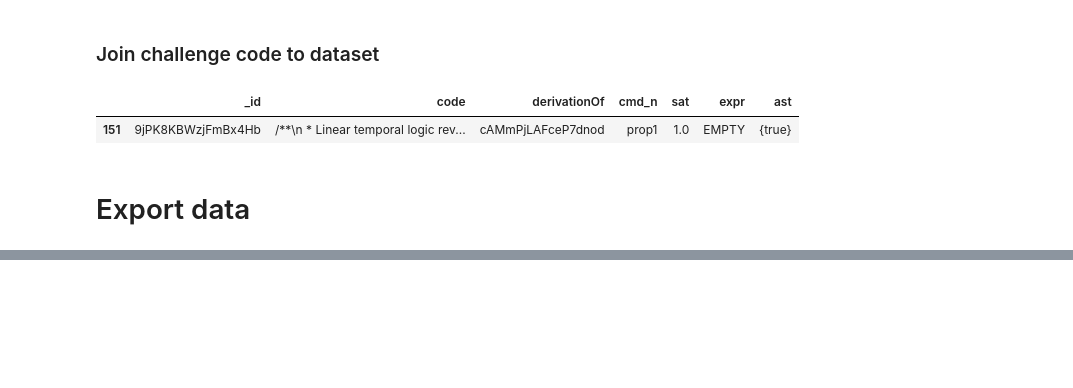
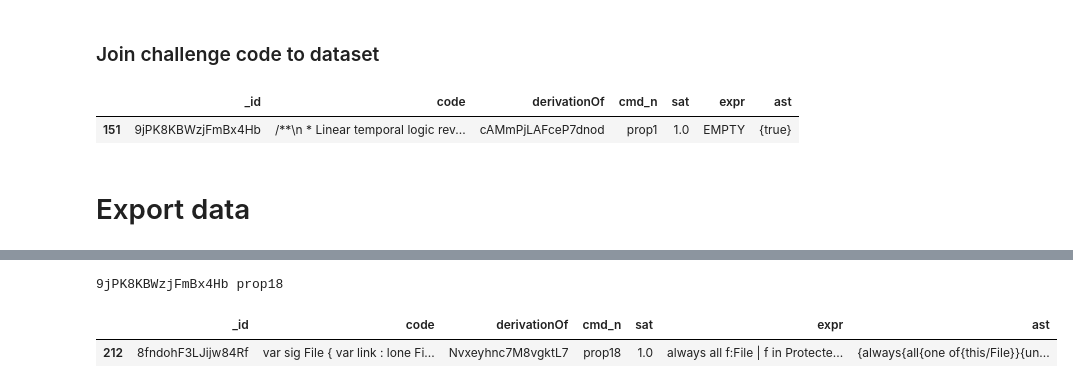
Before and after one commit to anaines14/HiGenA, a Jupyter notebook: data_preparation/notebook.ipynb, the cells around one changed output, grey strips where cells are left out. Cells and saved outputs as stored; diff of their text form; code cells hidden in the pictures; blank space fills up the shorter version.

```diff
--- a/data_preparation/notebook.ipynb
+++ b/data_preparation/notebook.ipynb
@@ -419,0 +467,4 @@ Reporter = jpype.JClass('edu.mit.csail.sdg.alloy4.A4Reporter')
+# %%
+# Check
+df = dict["9jPK8KBWzjFmBx4Hb"]
+df[df["expr"] == ""].head()
@@ -759,0 +771,37 @@ df.head()
+# %%
+def importCsvs(path):
+    # Import the csv files
+    # path: path to the csv files
+    # return: dictionary of dataframes for each challenge and each predicate
+
+    allDfs = {} # Dictionary of dataframes for each challenge and each predicate
+
+    # Iterate over the folders
+    for folder in os.listdir(path):
+        # Iterate over the csv files
+        for file in os.listdir(path + folder):
+            # Read the csv file
+            df = pd.read_csv(path + folder + "/" + file)
+            # Add the dataframe to the dictionary
+            if folder not in allDfs:
+                allDfs[folder] = {}
+            allDfs[folder][file[:-4]] = df
+
+    return allDfs
+
+# Import the csv files
+allDfs = importCsvs("../graph/data/")
+# %%
+
+for challenge, cmdDfs in allDfs.items():
+    for cmd, df in cmdDfs.items():
+        debug = df[df["_id"] == "8fndohF3LJijw84Rf"]
+        if not debug.empty:
+            print(challenge, cmd)
+            d = debug
+
+d.head()
+# %% [output]
+9jPK8KBWzjFmBx4Hb prop18
+|  | _id | code | derivationOf | cmd_n | sat | expr | ast |
+| 212 | 8fndohF3LJijw84Rf | var sig File { var link : lone Fi... | Nvxeyhnc7M8vgktL7 | prop18 | 1.0 | always all f:File | f in Protecte... | {always{all{one of{this/File}}{un... |
```
Also changed, not shown: parts of 21 cells of this notebook.
